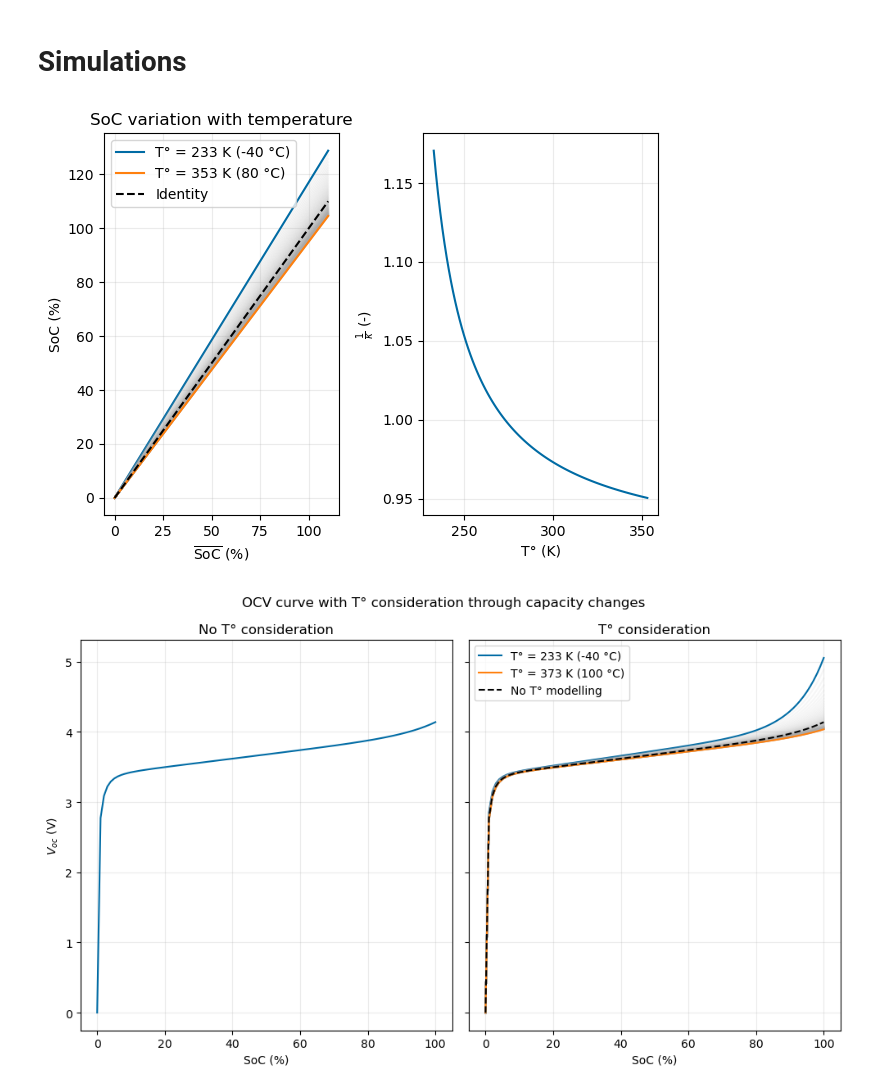
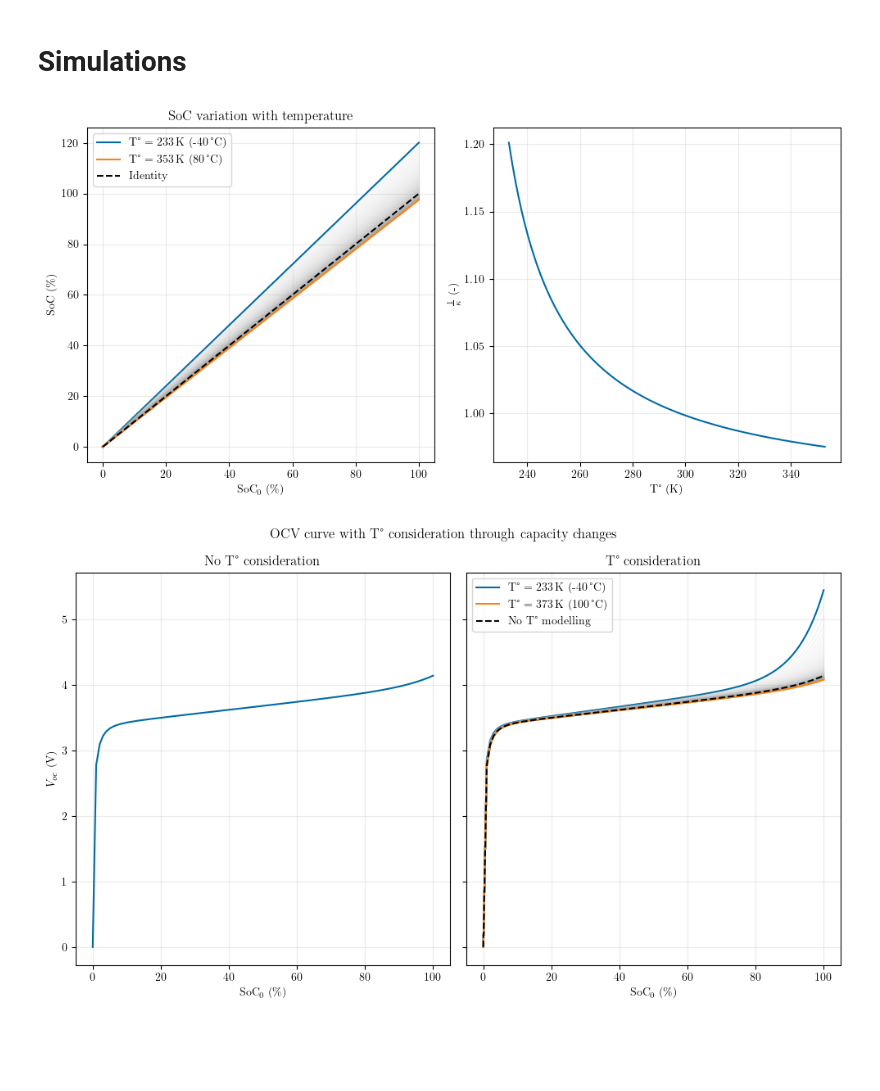
Before and after one commit to prognostics-lab/lion, a Jupyter notebook: experiments.ipynb, the cells around one changed output. Cells and saved outputs as stored; diff of their text form; code cells hidden in the pictures; blank space fills up the shorter version.

Commit message:
Changed minor aspects of the visualizations

```diff
--- a/experiments.ipynb
+++ b/experiments.ipynb
@@ -66,14 +66,23 @@ $$
 # %% [markdown]
 # Simulations
 # %%
+import os
+
 import numpy as np
 import matplotlib.pyplot as plt
 from collections import namedtuple
 
 plt.style.use("tableau-colorblind10")
+plt.rc("text", usetex=True)
+plt.rc("font", family="serif")
+
+TEMP_IMG_DIR = os.path.join("img_raw")
+IMG_DIR = os.path.join("img_raw")
+SAVE_FMT = "pdf"
+SAVEFIG_PARAMS = {"dpi": 1000, "bbox_inches": "tight"}
 # %%
 # Temperature model parameters
-T_REF = 2.730e2
+T_REF = 2.980e2
 ALPHA = -5.738
 BETA = 2.099e2
 
@@ -139,33 +148,34 @@ def celsius_to_kelvin(deg):
 def kelvin_to_celsius(deg):
     return deg - ZERO_CELSIUS_IN_KELVIN
 # %%
-fig, (ax, ax_coeff) = plt.subplots(1, 2)
-soc = np.linspace(0, 1.1, 100)
+fig, (ax, ax_coeff) = plt.subplots(1, 2, figsize=(10, 5))
+soc = np.linspace(0, 1, 100)
 temperatures = np.linspace(celsius_to_kelvin(-40), celsius_to_kelvin(80), 100)
 
 for t in temperatures:
     soc_t = calculate_soc_with_temperature(soc, t)
     if t == temperatures[0] or t == temperatures[-1]:
-        ax.plot(100 * soc, 100 * soc_t, label=f"T° = {t:.0f} K ({kelvin_to_celsius(t):.0f} °C)")
+        ax.plot(100 * soc, 100 * soc_t, label=f"T° = {t:.0f}\\,K ({kelvin_to_celsius(t):.0f}\\,°C)")
     else:
         ax.plot(100 * soc, 100 * soc_t, alpha=0.1, color="#aaa")
 ax.plot(100 * soc, 100 * soc, linestyle="--", color="#000", label="Identity")
 ax.set_title("SoC variation with temperature")
 ax.grid(alpha=0.25)
-ax.set_xlabel(r"$\overline{\mathrm{SoC}}$ (%)")
-ax.set_ylabel("SoC (%)")
+ax.set_xlabel(r"$\mathrm{SoC}_0$ (\%)")
+ax.set_ylabel("SoC (\\%)")
 ax.legend()
 
 ax_coeff.plot(temperatures, 1 / calculate_soc_coeff(temperatures))
 ax_coeff.grid(alpha=0.25)
 ax_coeff.set_xlabel("T° (K)")
 ax_coeff.set_ylabel(r"$\frac{1}{\kappa}$ (-)")
 
 fig.tight_layout()
 
+fig.savefig(os.path.join(TEMP_IMG_DIR, f"soc_shift.{SAVE_FMT}"), **SAVEFIG_PARAMS)
 plt.show()
 # %% [output]
-[figure, old version]
+[figure, new version]
 # %%
 fig, (ax, ax_t) = plt.subplots(1, 2, figsize=(10, 6), sharey=True, sharex=True)
 soc = np.linspace(0, 1, 100)
@@ -174,27 +184,28 @@ temperatures = np.linspace(celsius_to_kelvin(-40), celsius_to_kelvin(100), 100)
 ax.plot(100 * soc, calculate_ocv(soc))
 ax.set_title("No T° consideration")
 ax.grid(alpha=0.25)
-ax.set_xlabel("SoC (%)")
+ax.set_xlabel("$\\mathrm{{SoC}}_0$ (\\%)")
 ax.set_ylabel("$V_{{oc}}$ (V)")
 
 for t in temperatures:
     soc_t = calculate_soc_with_temperature(soc, t)
     ocv = calculate_ocv(soc_t)
     if t == temperatures[0] or t == temperatures[-1]:
-        ax_t.plot(100 * soc, ocv, label=f"T° = {t:.0f} K ({kelvin_to_celsius(t):.0f} °C)")
+        ax_t.plot(100 * soc, ocv, label=f"T° = {t:.0f}\\,K ({kelvin_to_celsius(t):.0f}\\,°C)")
     else:
         ax_t.plot(100 * soc, ocv, alpha=0.1, color="#aaa")
 ax_t.plot(100 * soc, calculate_ocv(soc), linestyle="--", color="#000", label="No T° modelling")
 ax_t.set_title("T° consideration")
 ax_t.grid(alpha=0.25)
-ax_t.set_xlabel("SoC (%)")
+ax_t.set_xlabel("$\\mathrm{{SoC}}_0$ (\\%)")
 # ax_t.set_ylabel("$V_{{oc}}$ (V)")
 ax_t.legend()
 
 fig.suptitle("OCV curve with T° consideration through capacity changes")
 fig.tight_layout()
 
+fig.savefig(os.path.join(TEMP_IMG_DIR, f"ocv.{SAVE_FMT}"), **SAVEFIG_PARAMS)
 plt.show()
 # %% [output]
-[figure, old version]
+[figure, new version]
 # %%
```
Also changed, not shown: parts of 1 cell of this notebook.
